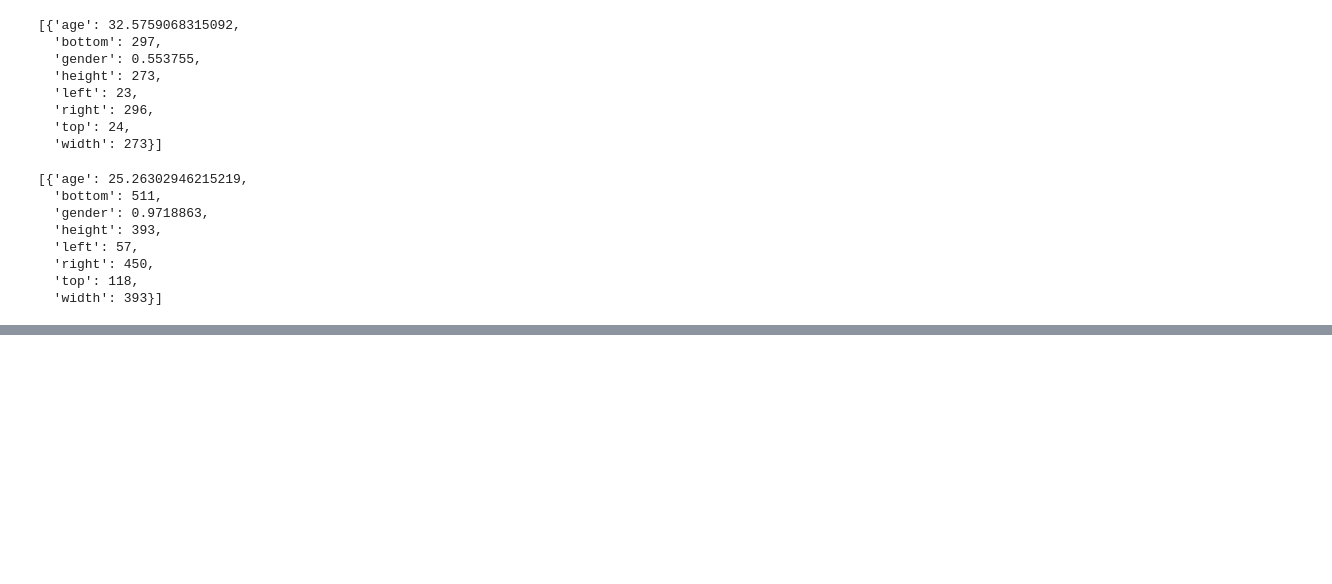
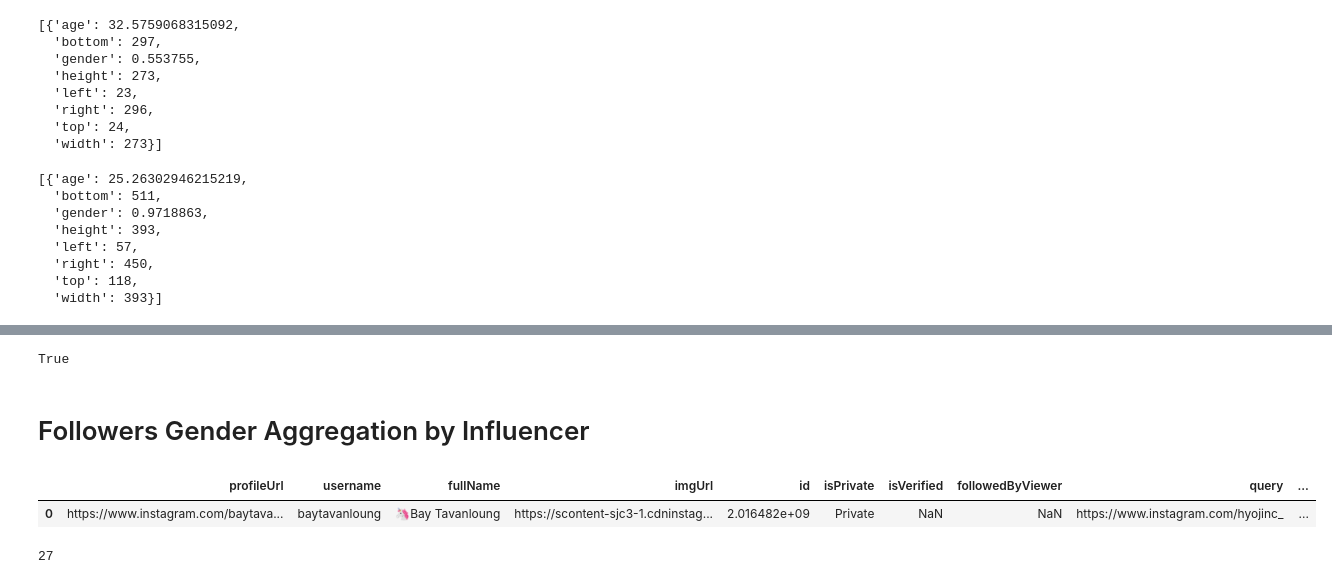
Before and after one commit to ko9ma7/BTXGH, a Jupyter notebook: Pyagender.ipynb, the cells around one changed output, grey strips where cells are left out. Drawn from its saved outputs; the diff is of its cells as text; code cells hidden in the pictures; blank space fills up the shorter version.

```diff
--- a/Pyagender.ipynb
+++ b/Pyagender.ipynb
@@ -231,0 +286,15 @@ face
+# %%
+face[0]['gender'] <= 0.5
+# %% [output]
+True
+# %% [markdown]
+# Followers Gender Aggregation by Influencer
+# %%
+followers.head(1)
+# %% [output]
+|  | profileUrl | username | fullName | imgUrl | id | isPrivate | isVerified | followedByViewer | query | ... |
+| 0 | https://www.instagram.com/baytava... | baytavanloung | 🦄Bay Tavanloung | https://scontent-sjc3-1.cdninstag... | 2.016482e+09 | Private | NaN | NaN | https://www.instagram.com/hyojinc_ | ... |
+# %%
+followers['query'].iloc[0].find('y')
+# %% [output]
+27
```
Also changed, not shown: parts of 19 cells of this notebook.
